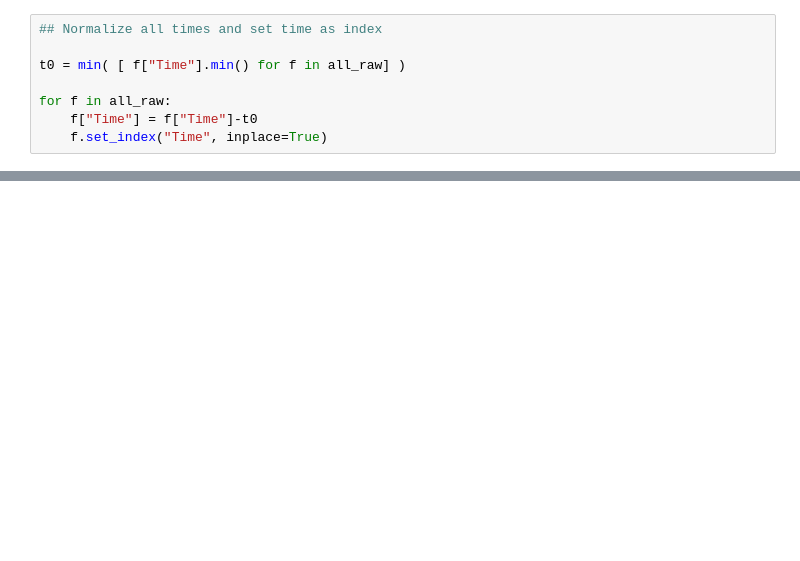
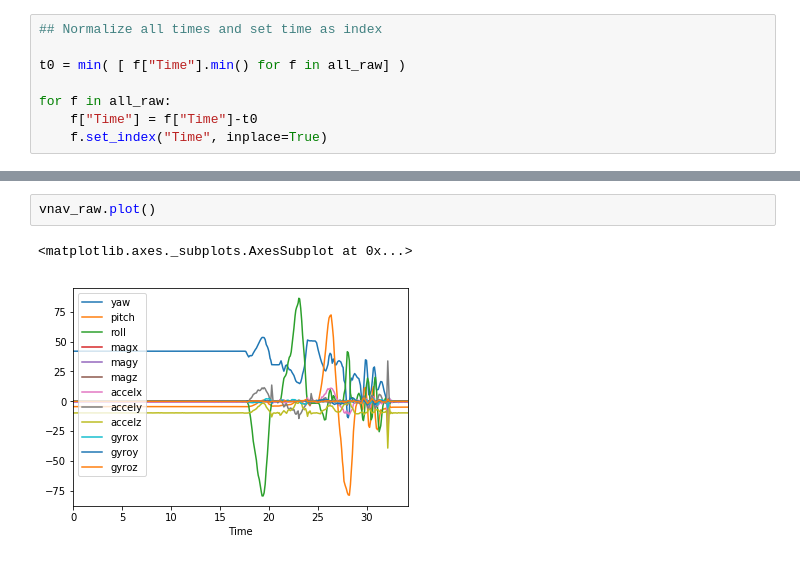
Before and after one commit to amarburg/covis_imu_analysis, a Jupyter notebook: imu_analysis.ipynb, the cells around one changed output, grey strips where cells are left out. Cells and saved outputs as stored; diff of their text form; blank space fills up the shorter version.

```diff
--- a/imu_analysis.ipynb
+++ b/imu_analysis.ipynb
@@ -61,0 +69,5 @@ yost_raw.head(5)
+# %%
+vnav_raw.plot()
+# %% [output]
+<matplotlib.axes._subplots.AxesSubplot at 0x...>
+[figure, added]
```
Also changed, not shown: parts of 8 cells of this notebook, 4 other files.
